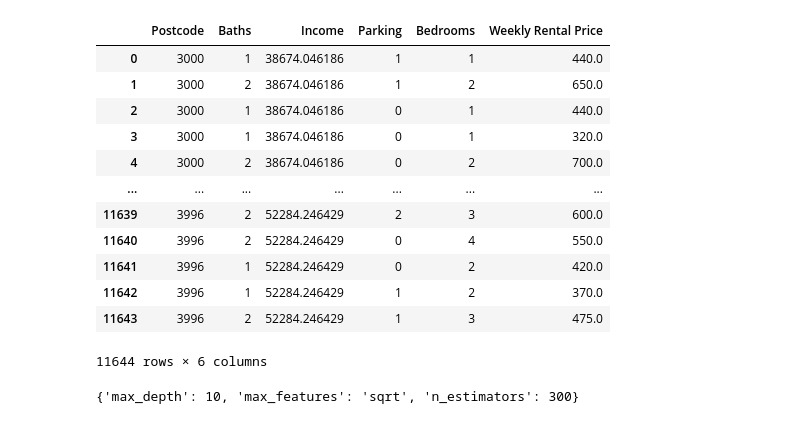
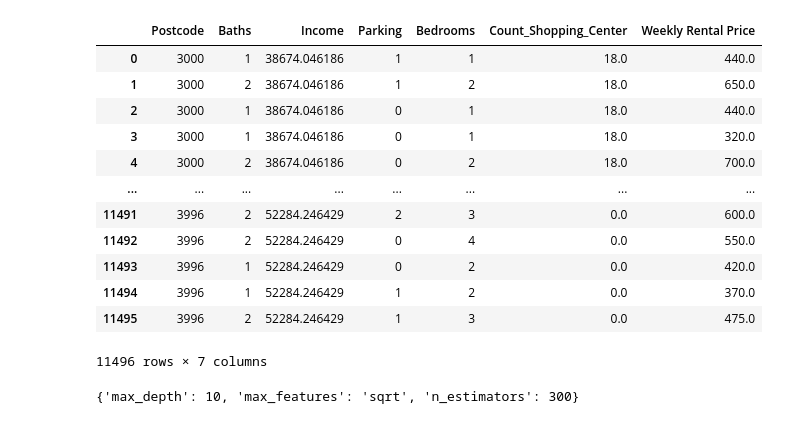
Before and after one commit to MAST30034-Applied-Data-Science/generic-real-estate-consulting-project-group50, a Jupyter notebook: draft works/RF_Model.ipynb, the cells around one changed output. Cells and saved outputs as stored; diff of their text form; code cells hidden in the pictures.

```diff
--- a/draft works/RF_Model.ipynb
+++ b/draft works/RF_Model.ipynb
@@ -4,21 +4,21 @@ import matplotlib.pyplot as plt
 import numpy as np
 # %%
 data = pd.read_csv('../data/curated/outliers_removed.csv')
-data = data[['Postcode', 'Baths', 'Income', 'Parking', 'Bedrooms','Weekly Rental Price']]
+data = data[['Postcode', 'Baths', 'Income', 'Parking', 'Bedrooms','Count_Shopping_Center','Weekly Rental Price']]
 
 data
 # %% [output]
-|  | Postcode | Baths | Income | Parking | Bedrooms | Weekly Rental Price |
-| 0 | 3000 | 1 | 38674.046186 | 1 | 1 | 440.0 |
-| 1 | 3000 | 2 | 38674.046186 | 1 | 2 | 650.0 |
-| 2 | 3000 | 1 | 38674.046186 | 0 | 1 | 440.0 |
-| 3 | 3000 | 1 | 38674.046186 | 0 | 1 | 320.0 |
-| 4 | 3000 | 2 | 38674.046186 | 0 | 2 | 700.0 |
-| ... | ... | ... | ... | ... | ... | ... |
-| 11639 | 3996 | 2 | 52284.246429 | 2 | 3 | 600.0 |
-| 11640 | 3996 | 2 | 52284.246429 | 0 | 4 | 550.0 |
-| 11641 | 3996 | 1 | 52284.246429 | 0 | 2 | 420.0 |
-| 11642 | 3996 | 1 | 52284.246429 | 1 | 2 | 370.0 |
-| 11643 | 3996 | 2 | 52284.246429 | 1 | 3 | 475.0 |
+|  | Postcode | Baths | Income | Parking | Bedrooms | Count_Shopping_Center | Weekly Rental Price |
+| 0 | 3000 | 1 | 38674.046186 | 1 | 1 | 18.0 | 440.0 |
+| 1 | 3000 | 2 | 38674.046186 | 1 | 2 | 18.0 | 650.0 |
+| 2 | 3000 | 1 | 38674.046186 | 0 | 1 | 18.0 | 440.0 |
+| 3 | 3000 | 1 | 38674.046186 | 0 | 1 | 18.0 | 320.0 |
+| 4 | 3000 | 2 | 38674.046186 | 0 | 2 | 18.0 | 700.0 |
+| ... | ... | ... | ... | ... | ... | ... | ... |
+| 11491 | 3996 | 2 | 52284.246429 | 2 | 3 | 0.0 | 600.0 |
+| 11492 | 3996 | 2 | 52284.246429 | 0 | 4 | 0.0 | 550.0 |
+| 11493 | 3996 | 1 | 52284.246429 | 0 | 2 | 0.0 | 420.0 |
+| 11494 | 3996 | 1 | 52284.246429 | 1 | 2 | 0.0 | 370.0 |
+| 11495 | 3996 | 2 | 52284.246429 | 1 | 3 | 0.0 | 475.0 |
-11644 rows × 6 columns
+11496 rows × 7 columns
 # %%
```
Also changed, not shown: parts of 11 cells of this notebook.
